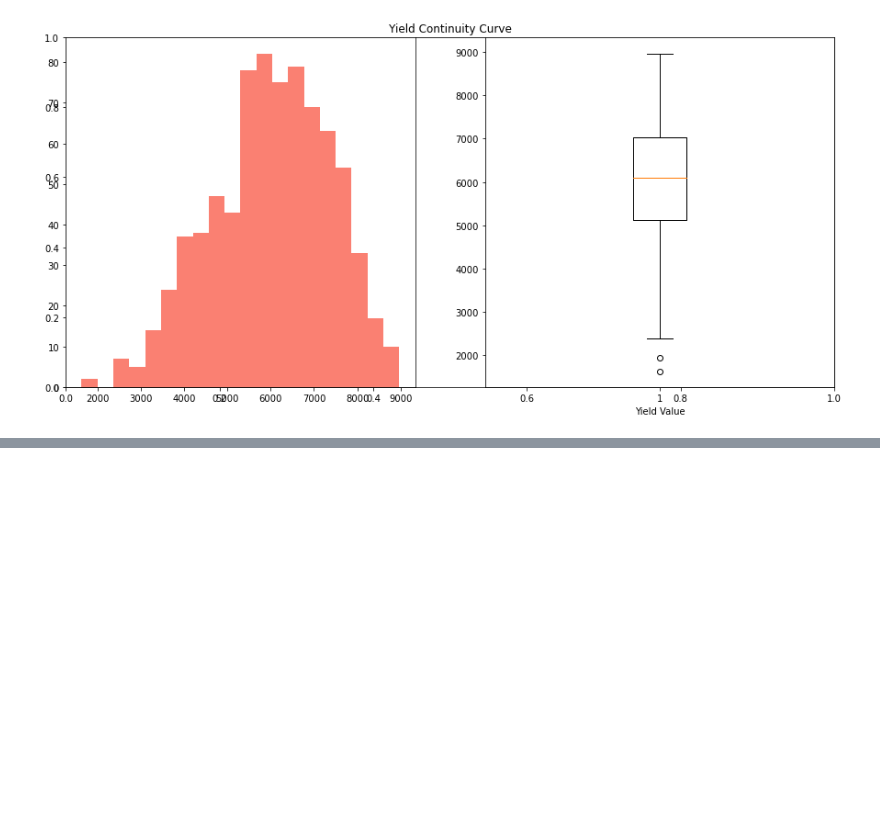
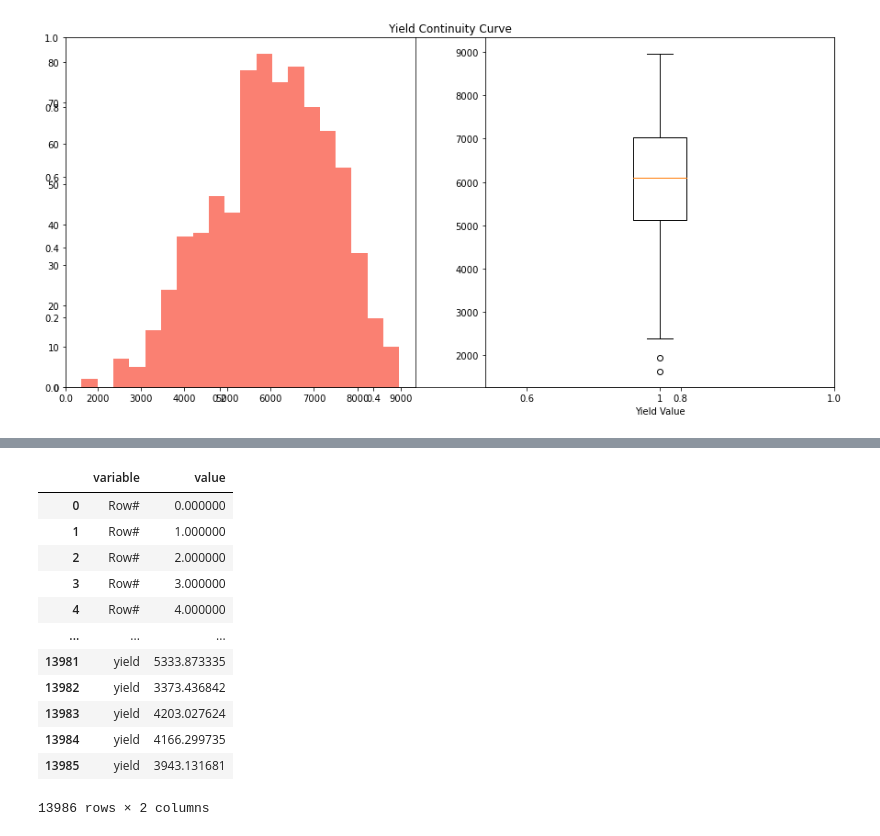
Before and after one commit to vedanthv/wild-blueberry-pollination-simulation-prediction, a Jupyter notebook: WildBlueBerryYieldPred.ipynb, the cells around one changed output, grey strips where cells are left out. Cells and saved outputs as stored; diff of their text form; code cells hidden in the pictures; blank space fills up the shorter version.

```diff
--- a/WildBlueBerryYieldPred.ipynb
+++ b/WildBlueBerryYieldPred.ipynb
@@ -173,0 +192,16 @@ ax2.boxplot(x)
+# %%
+unpivot
+# %% [output]
+|  | variable | value |
+| 0 | Row# | 0.000000 |
+| 1 | Row# | 1.000000 |
+| 2 | Row# | 2.000000 |
+| 3 | Row# | 3.000000 |
+| 4 | Row# | 4.000000 |
+| ... | ... | ... |
+| 13981 | yield | 5333.873335 |
+| 13982 | yield | 3373.436842 |
+| 13983 | yield | 4203.027624 |
+| 13984 | yield | 4166.299735 |
+| 13985 | yield | 3943.131681 |
+13986 rows × 2 columns
```
Also changed, not shown: parts of 6 cells of this notebook.
